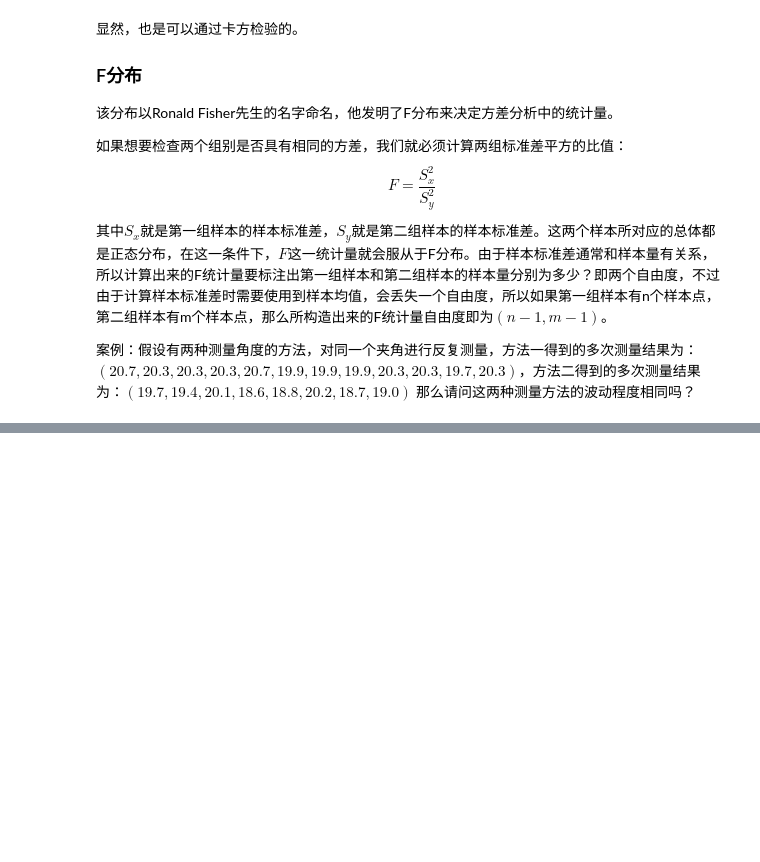
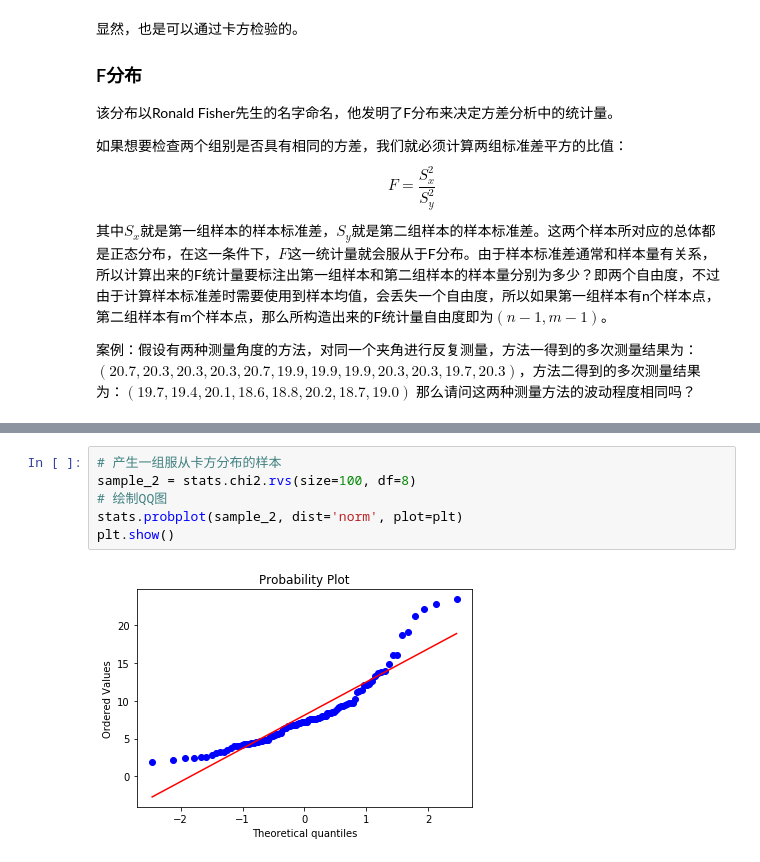
Before and after one commit to xiaojianyang820/TianChi_Learning, a Jupyter notebook: statistics/Untitled.ipynb, the cells around one changed output, grey strips where cells are left out. Saved outputs shown, nothing was run; the diff lists cells and outputs as text; blank space fills up the shorter version.

```diff
--- a/statistics/Untitled.ipynb
+++ b/statistics/Untitled.ipynb
@@ -314,0 +353,8 @@ F统计量观测值在F分布中的分位为：0.022
+# %%
+# 产生一组服从卡方分布的样本
+sample_2 = stats.chi2.rvs(size=100, df=8)
+# 绘制QQ图
+stats.probplot(sample_2, dist='norm', plot=plt)
+plt.show()
+# %% [output]
+[figure, added]
```
Also changed, not shown: parts of 11 cells of this notebook.
